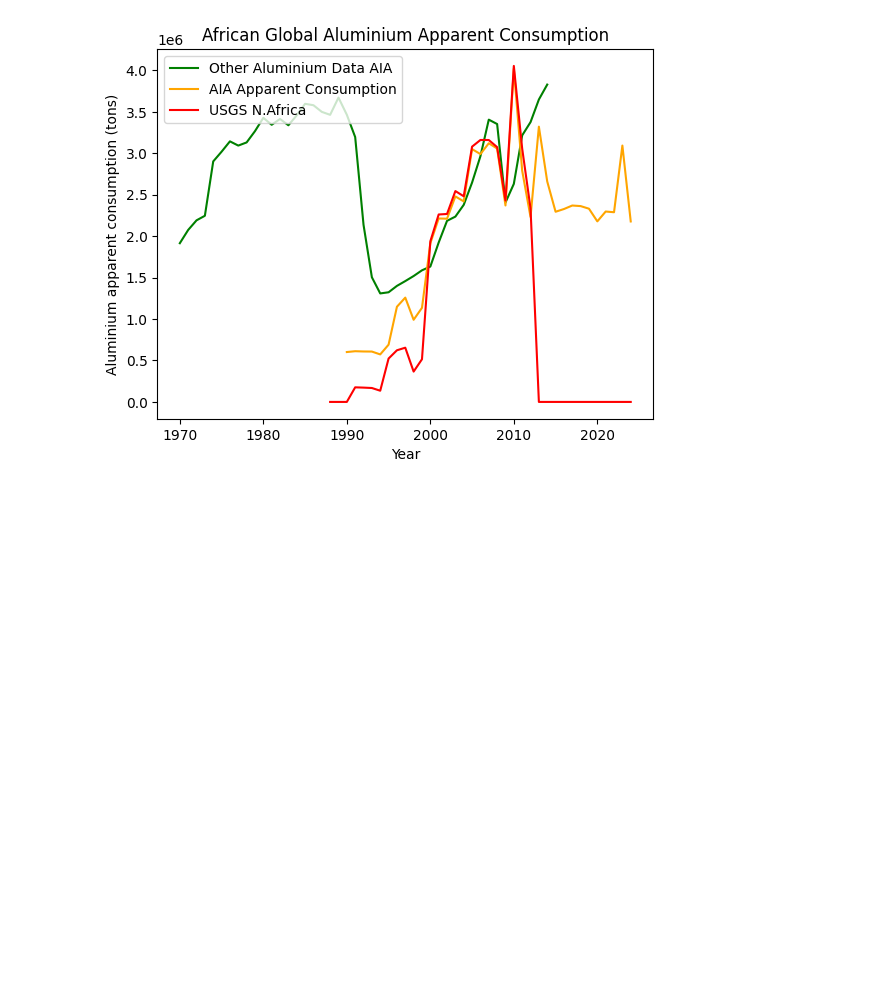
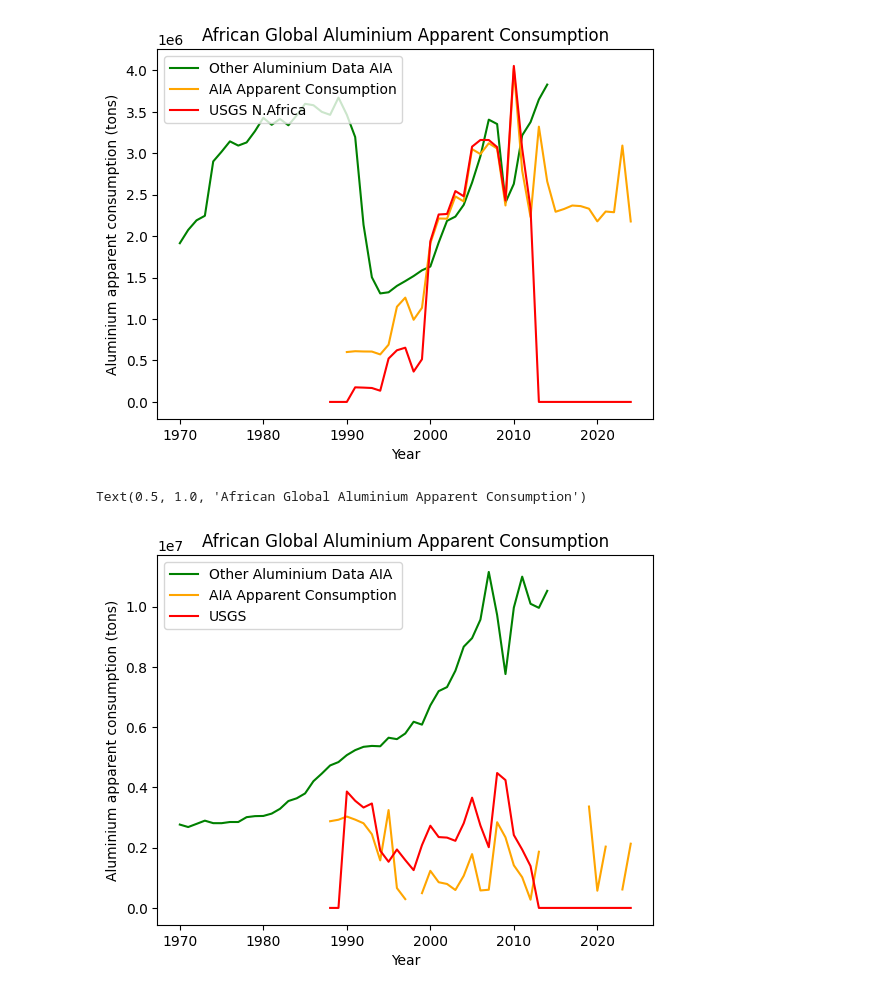
Before and after one commit to imagepbl/image-materials, a Jupyter notebook: data/raw/rest-of/metals/aluminium_app_cons.ipynb, the cells around one changed output. Saved outputs shown, nothing was run; the diff lists cells and outputs as text; code cells hidden in the pictures; blank space fills up the shorter version.

Commit message:
aluminium projectinos

```diff
--- a/data/raw/rest-of/metals/aluminium_app_cons.ipynb
+++ b/data/raw/rest-of/metals/aluminium_app_cons.ipynb
@@ -406,3 +390,18 @@ ax.set_title('African Global Aluminium Apparent Consumption')
 # %% [output]
 Text(0.5, 1.0, 'African Global Aluminium Apparent Consumption')
 [figure]
+# %%
+# Plot only Europe (for example)
+#Plot to compare total apparent consumption data from AIA and USGS with other Aluminium data source
+fig, ax = plt.subplots()             # Create a figure containing a single Axes.
+alu_other.loc[:, 'Europe'].plot(label='Other Aluminium Data AIA', color='green') # Other Producers is maybe Africa??? problably yes
+apparent_consumption_aia.loc[:, 'Western & Central Europe'].plot(label='AIA Apparent Consumption', color='orange')
+apparent_consumption.loc[:, ['class_ 11', 'class_ 12', 'class_ 13']].sum(axis = 1).plot(label='USGS', color='red')
+
+ax.legend(loc='upper left')
+ax.set_xlabel('Year')
+ax.set_ylabel('Aluminium apparent consumption (tons)')
+ax.set_title('African Global Aluminium Apparent Consumption')
+# %% [output]
+Text(0.5, 1.0, 'African Global Aluminium Apparent Consumption')
+[figure, added]
```
Also changed, not shown: parts of 8 cells of this notebook, 2 other files.
